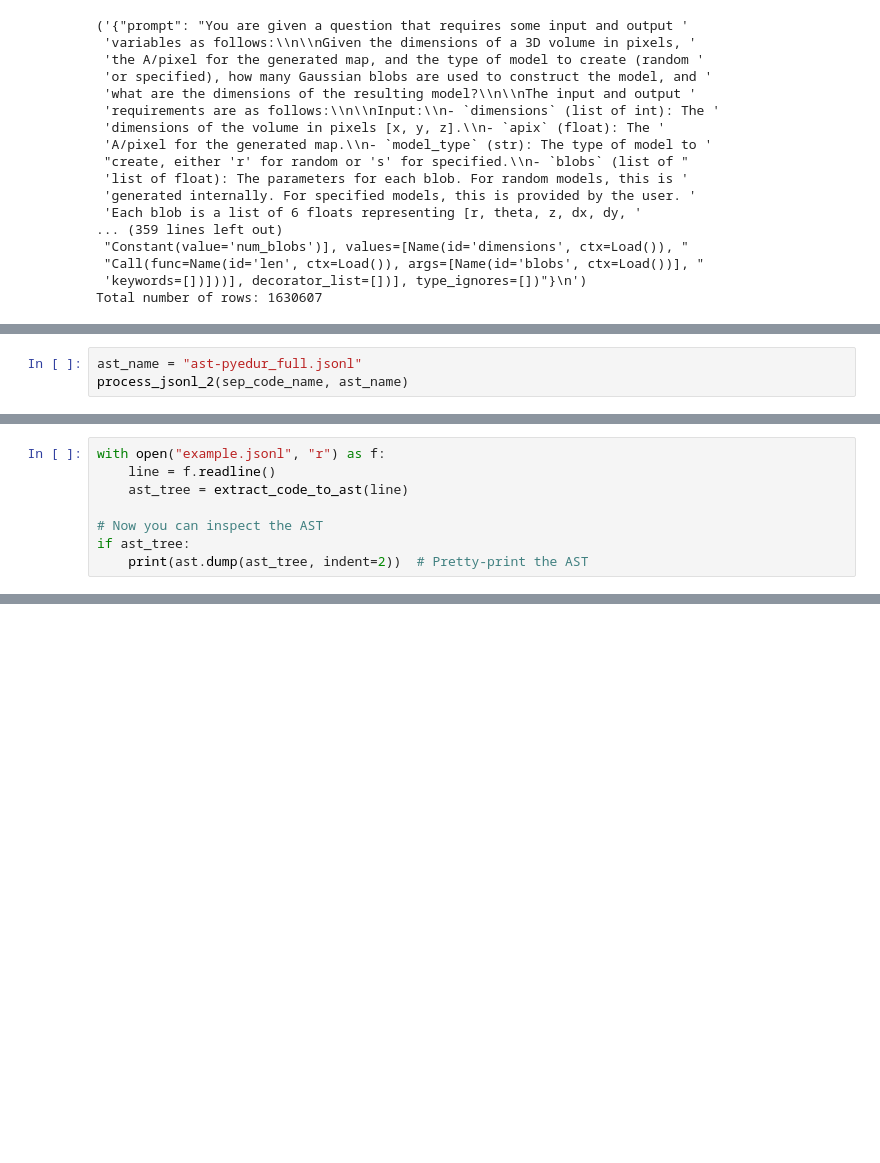
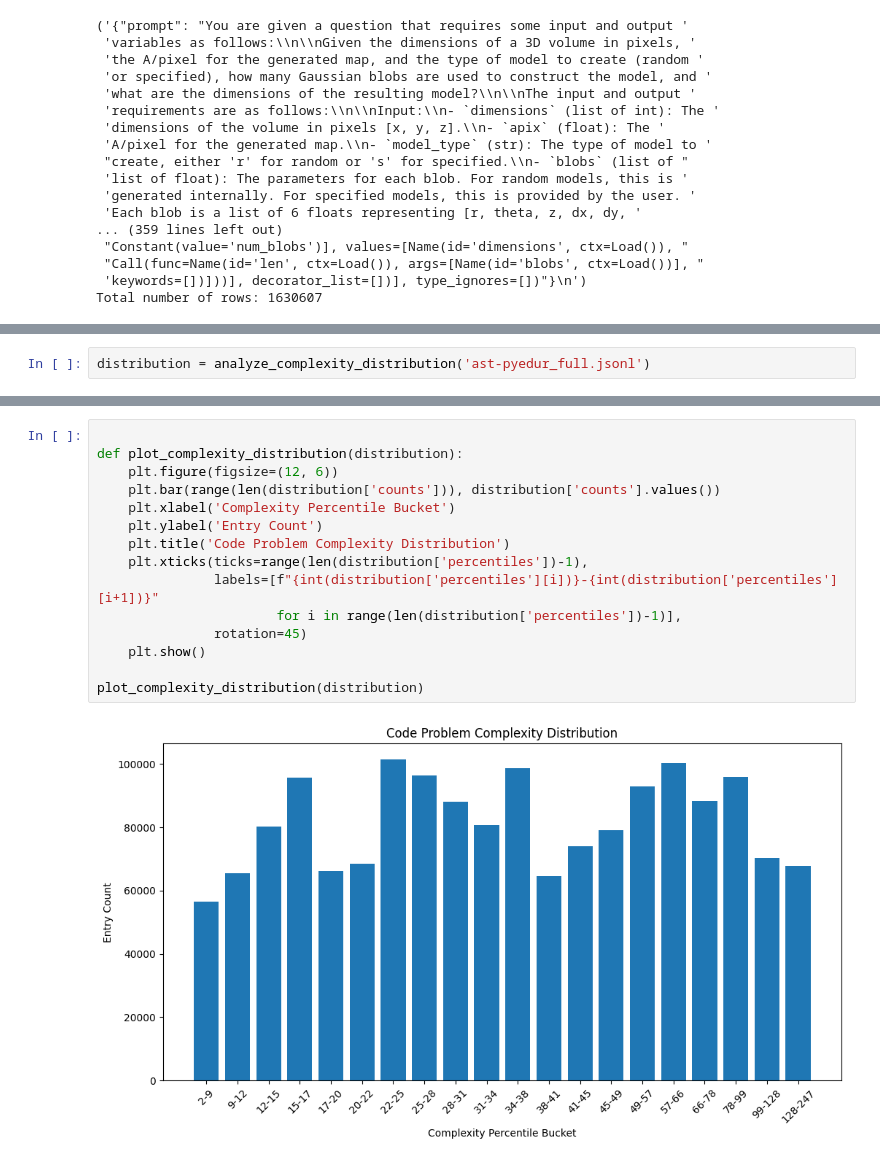
Before and after one commit to Ovanerven/DL2_CodeI-O, a Jupyter notebook: notebook.ipynb, the cells around one changed output, grey strips where cells are left out. Saved outputs shown, nothing was run; the diff lists cells and outputs as text; blank space fills up the shorter version.

```diff
--- a/notebook.ipynb
+++ b/notebook.ipynb
@@ -205,3 +278,2 @@ def process_jsonl_2(input_path, output_path, buffer_size=5000):
 # %%
-ast_name = "ast-pyedur_full.jsonl"
-process_jsonl_2(sep_code_name, ast_name)
+distribution = analyze_complexity_distribution('ast-pyedur_full.jsonl')
@@ -232,8 +279,0 @@ Total number of rows: 800000
-# %%
-with open("example.jsonl", "r") as f:
-    line = f.readline()
-    ast_tree = extract_code_to_ast(line)
-
-# Now you can inspect the AST
-if ast_tree:
-    print(ast.dump(ast_tree, indent=2))  # Pretty-print the AST
@@ -241,0 +304,17 @@ TypeError: expected AST, got 'str'
+# %%
+
+def plot_complexity_distribution(distribution):
+    plt.figure(figsize=(12, 6))
+    plt.bar(range(len(distribution['counts'])), distribution['counts'].values())
+    plt.xlabel('Complexity Percentile Bucket')
+    plt.ylabel('Entry Count')
+    plt.title('Code Problem Complexity Distribution')
+    plt.xticks(ticks=range(len(distribution['percentiles'])-1),
+               labels=[f"{int(distribution['percentiles'][i])}-{int(distribution['percentiles'][i+1])}"
+                       for i in range(len(distribution['percentiles'])-1)],
+               rotation=45)
+    plt.show()
+
+plot_complexity_distribution(distribution)
+# %% [output]
+[figure, added]
```
Also changed, not shown: parts of 12 cells of this notebook, 1 other file.
